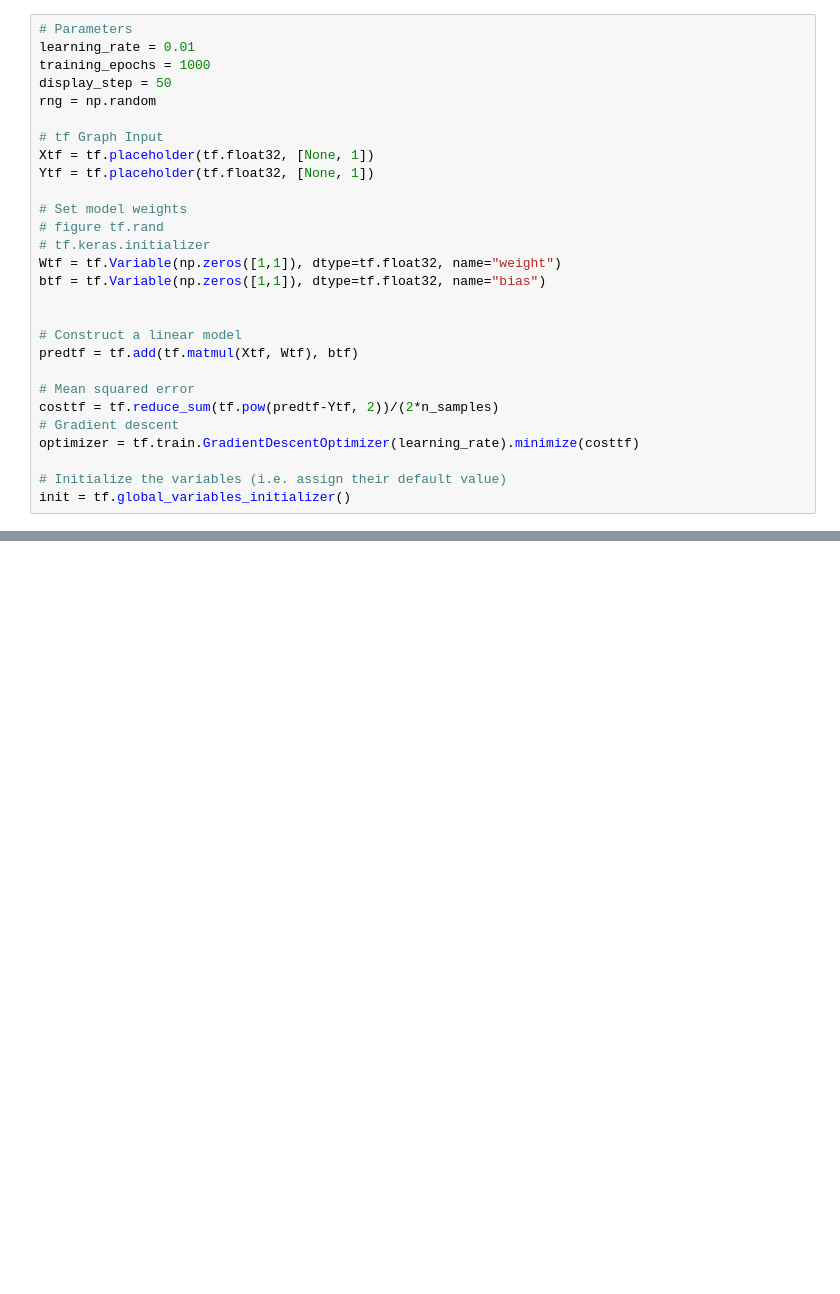
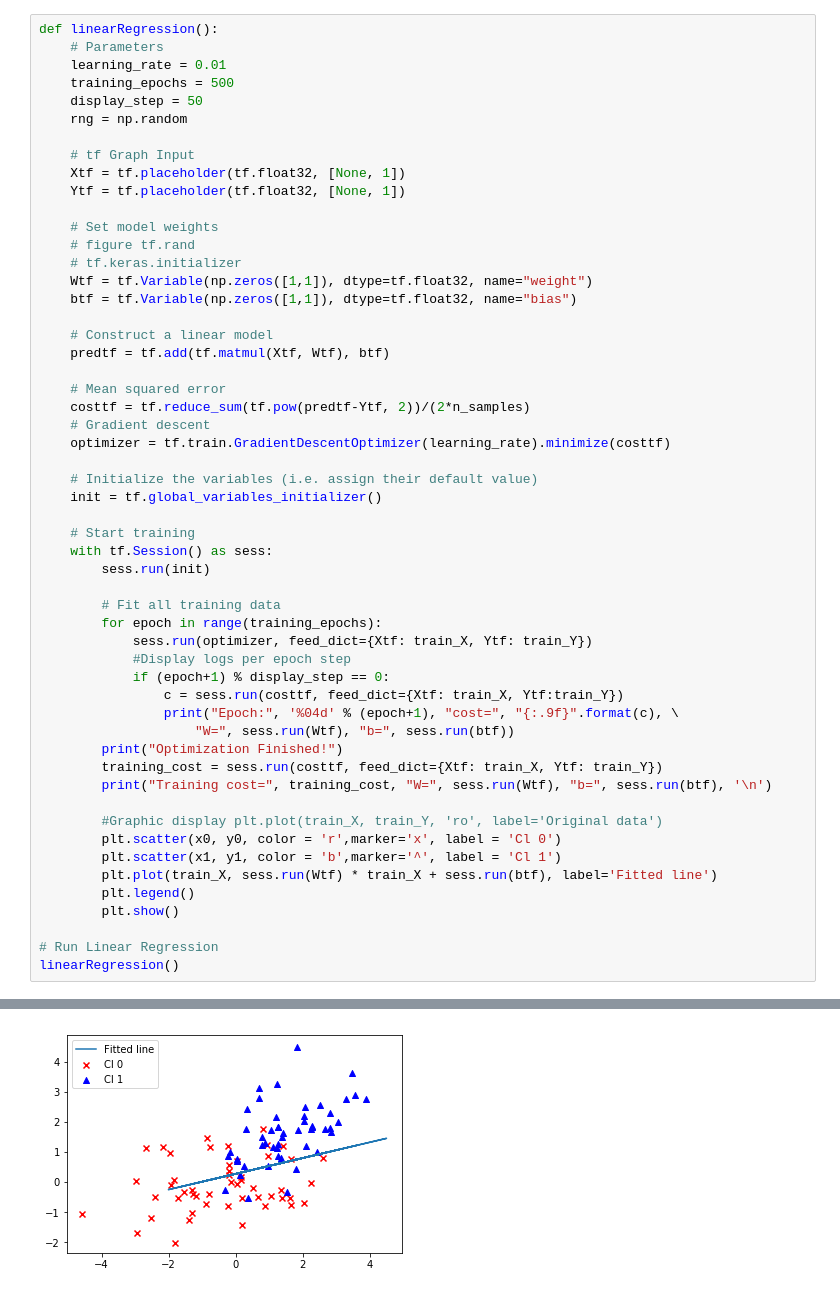
Before and after one commit to karmarv/mlearn, a Jupyter notebook: ml-h/h2-tfnn.ipynb, the cells around one changed output, grey strips where cells are left out. Drawn from its saved outputs; the diff is of its cells as text; blank space fills up the shorter version.

```diff
--- a/ml-h/h2-tfnn.ipynb
+++ b/ml-h/h2-tfnn.ipynb
@@ -155,28 +155,55 @@ Tests:  (10, 1) [[0 0 0 1 0 0 0 0 1 0]]
 # %%
-# Parameters
-learning_rate = 0.01
-training_epochs = 1000
-display_step = 50
-rng = np.random
+def linearRegression():
+    # Parameters
+    learning_rate = 0.01
+    training_epochs = 500
+    display_step = 50
+    rng = np.random
 
-# tf Graph Input
-Xtf = tf.placeholder(tf.float32, [None, 1])
-Ytf = tf.placeholder(tf.float32, [None, 1])
+    # tf Graph Input
+    Xtf = tf.placeholder(tf.float32, [None, 1])
+    Ytf = tf.placeholder(tf.float32, [None, 1])
 
-# Set model weights
-# figure tf.rand
-# tf.keras.initializer
-Wtf = tf.Variable(np.zeros([1,1]), dtype=tf.float32, name="weight")
-btf = tf.Variable(np.zeros([1,1]), dtype=tf.float32, name="bias")
+    # Set model weights
+    # figure tf.rand
+    # tf.keras.initializer
+    Wtf = tf.Variable(np.zeros([1,1]), dtype=tf.float32, name="weight")
+    btf = tf.Variable(np.zeros([1,1]), dtype=tf.float32, name="bias")
 
+    # Construct a linear model
+    predtf = tf.add(tf.matmul(Xtf, Wtf), btf)
 
-# Construct a linear model
-predtf = tf.add(tf.matmul(Xtf, Wtf), btf)
+    # Mean squared error
+    costtf = tf.reduce_sum(tf.pow(predtf-Ytf, 2))/(2*n_samples)
+    # Gradient descent
+    optimizer = tf.train.GradientDescentOptimizer(learning_rate).minimize(costtf)
 
-# Mean squared error
-costtf = tf.reduce_sum(tf.pow(predtf-Ytf, 2))/(2*n_samples)
-# Gradient descent
-optimizer = tf.train.GradientDescentOptimizer(learning_rate).minimize(costtf)
+    # Initialize the variables (i.e. assign their default value)
+    init = tf.global_variables_initializer()
 
-# Initialize the variables (i.e. assign their default value)
-init = tf.global_variables_initializer()
+    # Start training
+    with tf.Session() as sess:
+        sess.run(init)
+
+        # Fit all training data
+        for epoch in range(training_epochs):
+            sess.run(optimizer, feed_dict={Xtf: train_X, Ytf: train_Y})
+            #Display logs per epoch step
+            if (epoch+1) % display_step == 0:
+                c = sess.run(costtf, feed_dict={Xtf: train_X, Ytf:train_Y})
+                print("Epoch:", '%04d' % (epoch+1), "cost=", "{:.9f}".format(c), \
+                    "W=", sess.run(Wtf), "b=", sess.run(btf))
+        print("Optimization Finished!")
+        training_cost = sess.run(costtf, feed_dict={Xtf: train_X, Ytf: train_Y})
+        print("Training cost=", training_cost, "W=", sess.run(Wtf), "b=", sess.run(btf), '\n')
+
+        #Graphic display plt.plot(train_X, train_Y, 'ro', label='Original data')
+        plt.scatter(x0, y0, color = 'r',marker='x', label = 'Cl 0')
+        plt.scatter(x1, y1, color = 'b',marker='^', label = 'Cl 1')
+        plt.plot(train_X, sess.run(Wtf) * train_X + sess.run(btf), label='Fitted line')
+        plt.legend()
+        plt.show()
+
+# Run Linear Regression
+linearRegression()
+# %% [output]
@@ -182,0 +222 @@ init = tf.global_variables_initializer()
+[figure, added]
```
Also changed, not shown: parts of 12 cells of this notebook, 1 other file.
